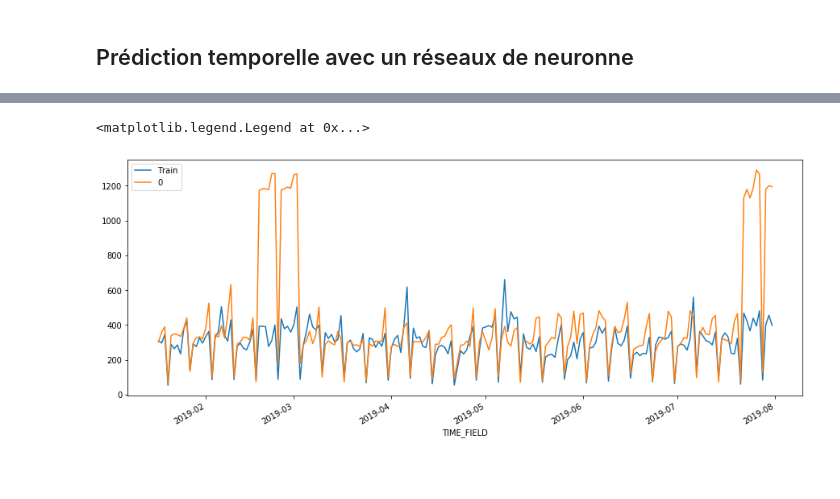
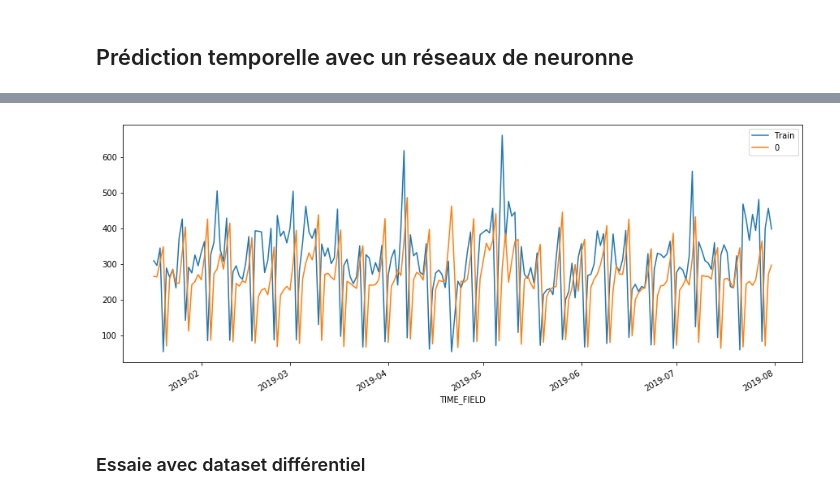
Before and after one commit to ReihanMazouz/ProjetPrevisionDeVentes, a Jupyter notebook: ProjetDataAnalysisPython/PredictionDeVentes.ipynb, the cells around one changed output, grey strips where cells are left out. Cells and saved outputs as stored; diff of their text form; code cells hidden in the pictures; blank space fills up the shorter version.

```diff
--- a/ProjetDataAnalysisPython/PredictionDeVentes.ipynb
+++ b/ProjetDataAnalysisPython/PredictionDeVentes.ipynb
@@ -733,10 +718,6 @@ pourcentage d erreur supérieur à  10 % : 14.814814814814813 %
-# %%
-y_val_pred_nn=pd.DataFrame(y_val_pred_nn)
-y_val_pred_nn=y_val_pred_rf.set_index(y_val.index)
-plt.figure(figsize=(15, 6))
-ax = y_val.plot(label='Train')
-y_val_pred_nn.plot(ax=ax , label='Valeur prédite')
-plt.legend()
-# %% [output]
-<matplotlib.legend.Legend at 0x...>
-[figure, removed]
+# %%
+plotThePrevision(y_val_pred_nn,y_val)
+# %% [output]
+[figure, added]
+# %% [markdown]
+### Essaie avec dataset différentiel
```
Also changed, not shown: parts of 39 cells of this notebook.
